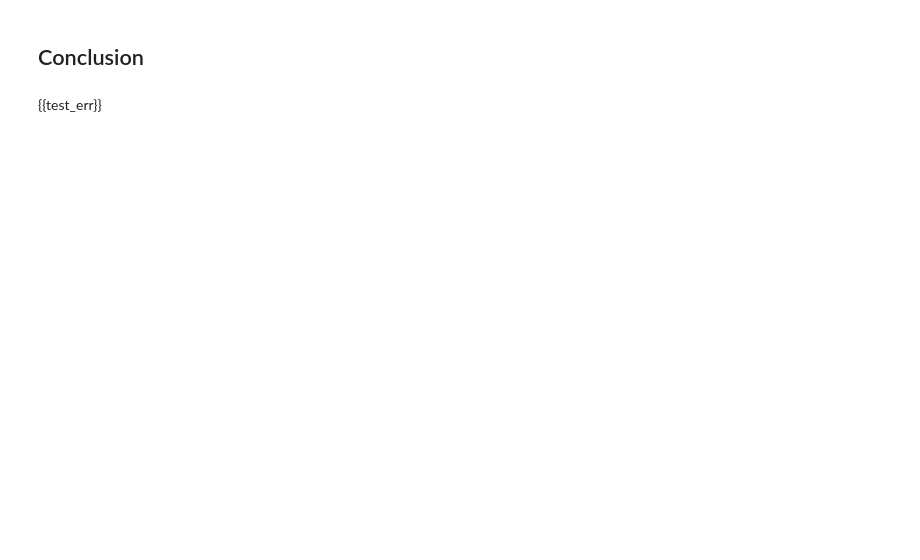
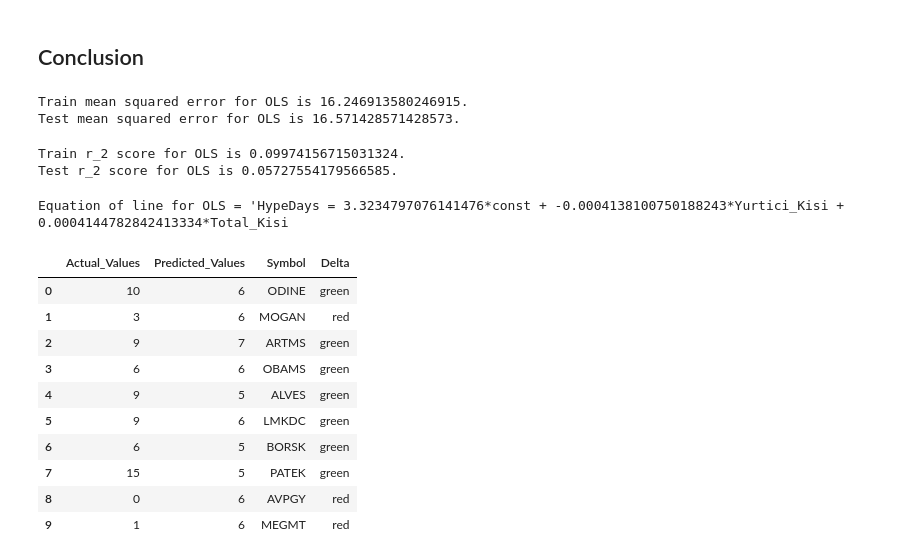
Before and after one commit to uguratli/HalkaArz, a Jupyter notebook: halka_arz.ipynb, the cells around one changed output. Drawn from its saved outputs; the diff is of its cells as text; code cells hidden in the pictures; blank space fills up the shorter version.

```diff
--- a/halka_arz.ipynb
+++ b/halka_arz.ipynb
@@ -774,4 +789,39 @@ r2_score(np.round(elnet_model.predict(x_test)), y_test)
 # %% [markdown]
 ## Conclusion
-# %% [markdown]
-{{test_err}}
+# %%
+train_err = mean_squared_error(y_train, np.round(model.predict(x_train[cols])).astype(int))
+test_err = mean_squared_error(y_test, np.round(model.predict(x_test[cols])).astype(int))
+print(f"Train mean squared error for OLS is {train_err}.")
+print(f"Test mean squared error for OLS is {test_err}.")
+# %% [output]
+Train mean squared error for OLS is 16.246913580246915.
+Test mean squared error for OLS is 16.571428571428573.
+# %%
+train_err = r2_score(y_train, np.round(model.predict(x_train[cols])).astype(int))
+test_err = r2_score(y_test, np.round(model.predict(x_test[cols])).astype(int))
+print(f"Train r_2 score for OLS is {train_err}.")
+print(f"Test r_2 score for OLS is {test_err}.")
+# %% [output]
+Train r_2 score for OLS is 0.09974156715031324.
+Test r_2 score for OLS is 0.05727554179566585.
+# %%
+print(f"Equation of line for OLS = '{eq}")
+# %% [output]
+Equation of line for OLS = 'HypeDays = 3.3234797076141476*const + -0.0004138100750188243*Yurtici_Kisi + 0.0004144782842413334*Total_Kisi
+# %%
+ols_df = pd.DataFrame(data={"Actual_Values": y["HypeDays"].values, "Predicted_Values": np.round(model.predict(x[cols])).astype(int)}, index=y.index)
+ols_df = ols_df.merge(df[["Symbol"]],left_index=True, right_index=True)
+ols_df["Delta"] = np.where(ols_df["Actual_Values"] >= ols_df["Predicted_Values"], "green", "red")
+ols_df.head(10)
+# %% [output]
+|  | Actual_Values | Predicted_Values | Symbol | Delta |
+| 0 | 10 | 6 | ODINE | green |
+| 1 | 3 | 6 | MOGAN | red |
+| 2 | 9 | 7 | ARTMS | green |
+| 3 | 6 | 6 | OBAMS | green |
+| 4 | 9 | 5 | ALVES | green |
+| 5 | 9 | 6 | LMKDC | green |
+| 6 | 6 | 5 | BORSK | green |
+| 7 | 15 | 5 | PATEK | green |
+| 8 | 0 | 6 | AVPGY | red |
+| 9 | 1 | 6 | MEGMT | red |
```
Also changed, not shown: parts of 20 cells of this notebook.
